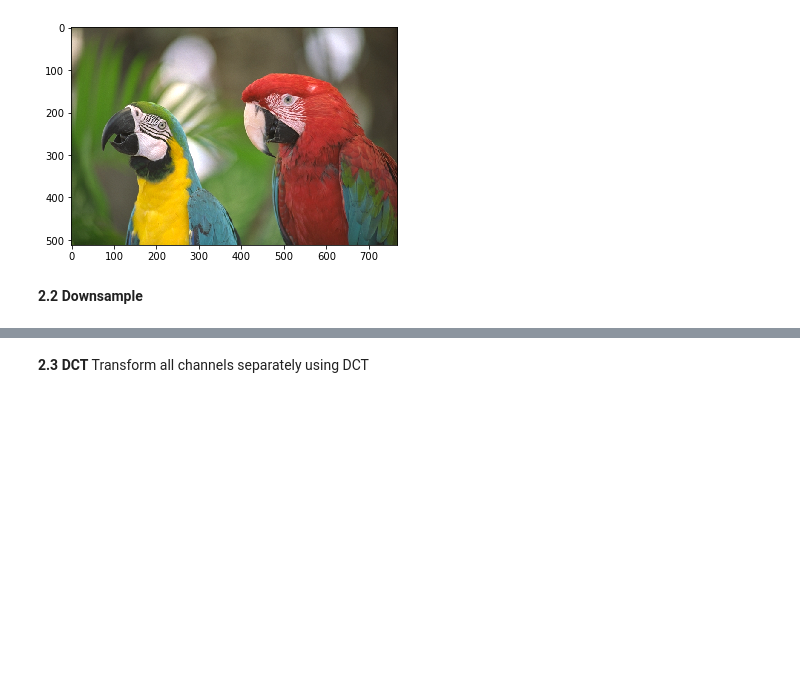
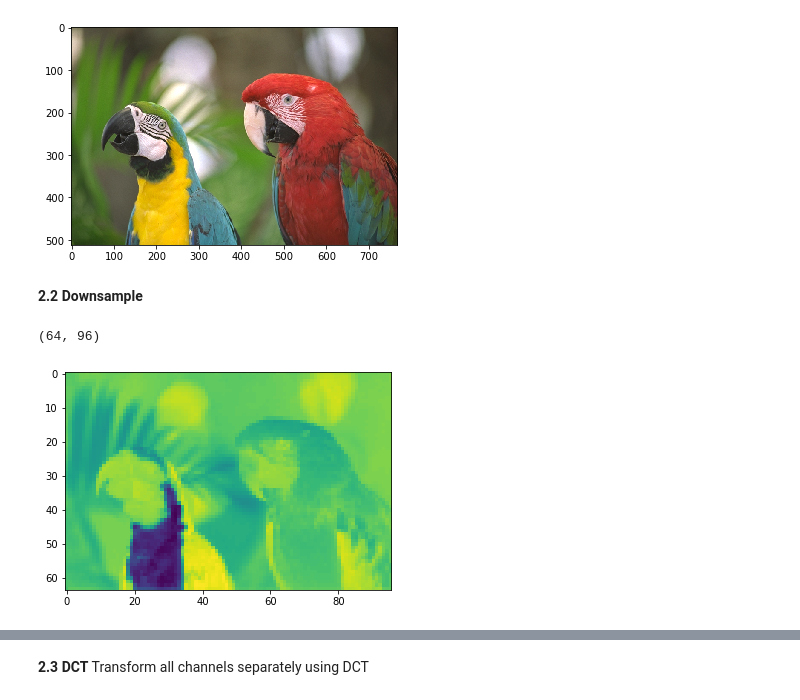
Before and after one commit to pankhurivanjani/dsp2021, a Jupyter notebook: DSP21_Assignment_1/ex1.ipynb, the cells around one changed output, grey strips where cells are left out. Cells and saved outputs as stored; diff of their text form; code cells hidden in the pictures; blank space fills up the shorter version.

```diff
--- a/DSP21_Assignment_1/ex1.ipynb
+++ b/DSP21_Assignment_1/ex1.ipynb
@@ -85,7 +85,7 @@ def downsample(inputmatrix, w):
     output: downsamp_mat
     """
     img_size = inputmatrix.shape
-    downsamp_mat = np.zeros(img_size[0]//w, img_size[1]//w) #flooring operator instead of regular division to avoid fractional part
+    downsamp_mat = np.zeros((img_size[0]//w, img_size[1]//w)) #flooring operator instead of regular division to avoid fractional part
     block__image_avg = blockproc(inputmatrix, [w,w], np.mean)
 
     for i in range(0, img_size[0], w):
@@ -115,6 +114,10 @@ def upsample(inputmatrix, w):
 
     return upsamp_mat
 # %%
-downsampledimage = downsample(ycbcr_result,w=8)
-imshow(np.uint8(downsampledimage))
-downsampledimage.shape
+#cb channel
+downsampled_cb = downsample(ycbcr_result[:,:,1],w=8)
+imshow(np.uint8(downsampled_cb))
+downsampled_cb.shape
+# %% [output]
+(64, 96)
+[figure, added]
```
Also changed, not shown: parts of 17 cells of this notebook.
